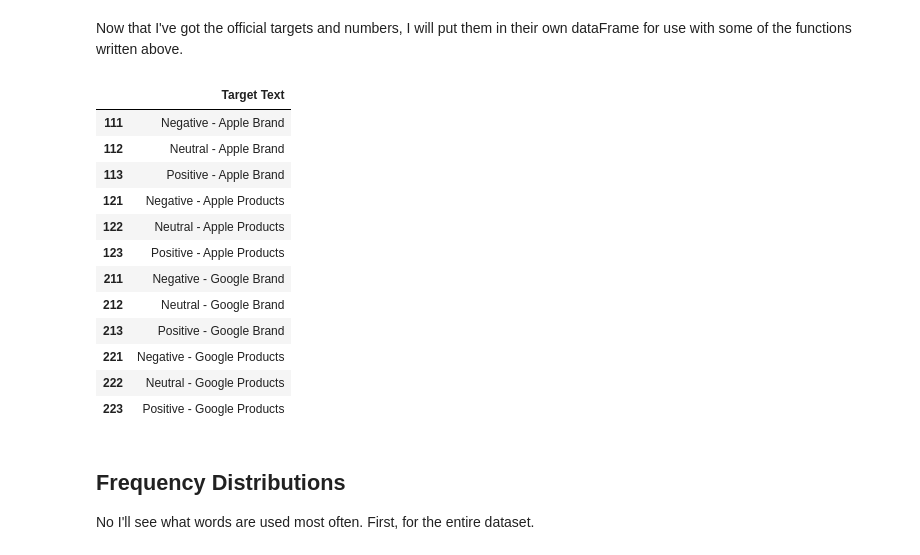
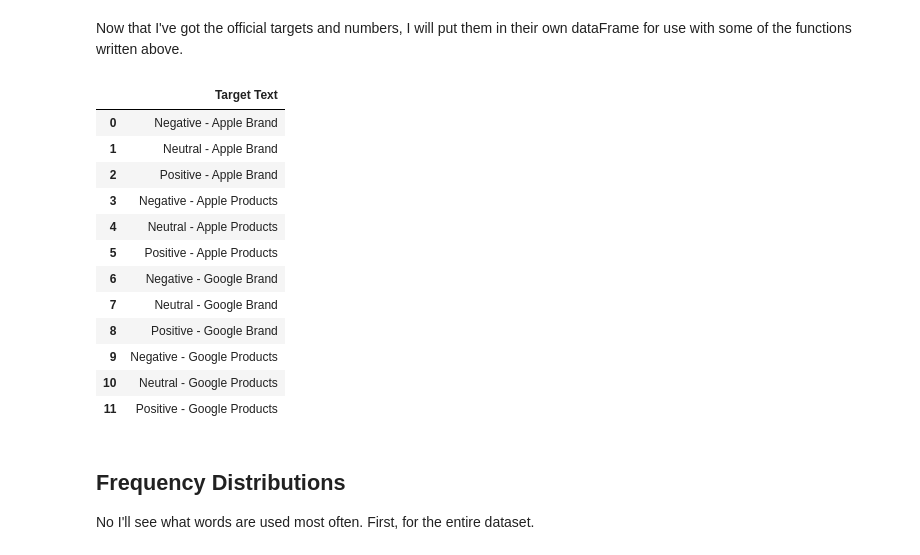
Before and after one commit to FunkyTable/Project-4-Advanced-Machine-Learning, a Jupyter notebook: student.ipynb, the cells around one changed output. Saved outputs shown, nothing was run; the diff lists cells and outputs as text; code cells hidden in the pictures.

```diff
--- a/student.ipynb
+++ b/student.ipynb
@@ -1294,20 +1314,23 @@ for i in range(len(df)):
 # %%
 emotion_num = {
-'Negative' : 1,
-'Neutral' : 2,
-'Positive' : 3,
-"I can't tell" : 4}
+'Negative' : 0,
+'Neutral' : 1,
+'Positive' : 2}
 
 category_num = {
-'Apple Brand' : 110,
-'Apple Products' : 120,
-'Google Brand' : 210,
-'Google Products' : 220}
+'Apple Brand' : 0,
+'Apple Products' : 3,
+'Google Brand' : 6,
+'Google Products' : 9}
 
+df['Target Text'] = ''
 df['Target'] = 0
 
+#This for loop will label three columns.
 for i in range(len(df)):
     df.at[i,'Target Text'] = df.at[i,'Emotion'] + ' - ' + df.at[i,'Category']
+#    df.at[i,'Emotion Target'] = emotion_num[df.at[i,'Emotion']]
+#    df.at[i,'Category Target'] = category_num[df.at[i,'Category']]/3
     df.at[i,'Target'] = (emotion_num[df.at[i,'Emotion']] +
                          category_num[df.at[i,'Category']])
 
@@ -1371,27 +1359,28 @@ Now that I've got the official targets and numbers, I will put them in their own
 # %%
 #Creating a DataFrame of just the target text with their target number as the
 #index.
 df_target = pd.DataFrame()
 
-for index, category in zip(df['Target'].unique(), df['Target Text'].unique()):
+for index, category in zip(df['Target'].unique(),
+                           df['Target Text'].unique()):
     df_target.at[index,'Target Text'] = category
 
 df_target = df_target.sort_index()
 df_target
 # %% [output]
 |  | Target Text |
-| 111 | Negative - Apple Brand |
-| 112 | Neutral - Apple Brand |
-| 113 | Positive - Apple Brand |
-| 121 | Negative - Apple Products |
-| 122 | Neutral - Apple Products |
-| 123 | Positive - Apple Products |
-| 211 | Negative - Google Brand |
-| 212 | Neutral - Google Brand |
-| 213 | Positive - Google Brand |
-| 221 | Negative - Google Products |
-| 222 | Neutral - Google Products |
-| 223 | Positive - Google Products |
+| 0 | Negative - Apple Brand |
+| 1 | Neutral - Apple Brand |
+| 2 | Positive - Apple Brand |
+| 3 | Negative - Apple Products |
+| 4 | Neutral - Apple Products |
+| 5 | Positive - Apple Products |
+| 6 | Negative - Google Brand |
+| 7 | Neutral - Google Brand |
+| 8 | Positive - Google Brand |
+| 9 | Negative - Google Products |
+| 10 | Neutral - Google Products |
+| 11 | Positive - Google Products |
 # %% [markdown]
 ## Frequency Distributions
 
```
Also changed, not shown: parts of 112 cells of this notebook.
